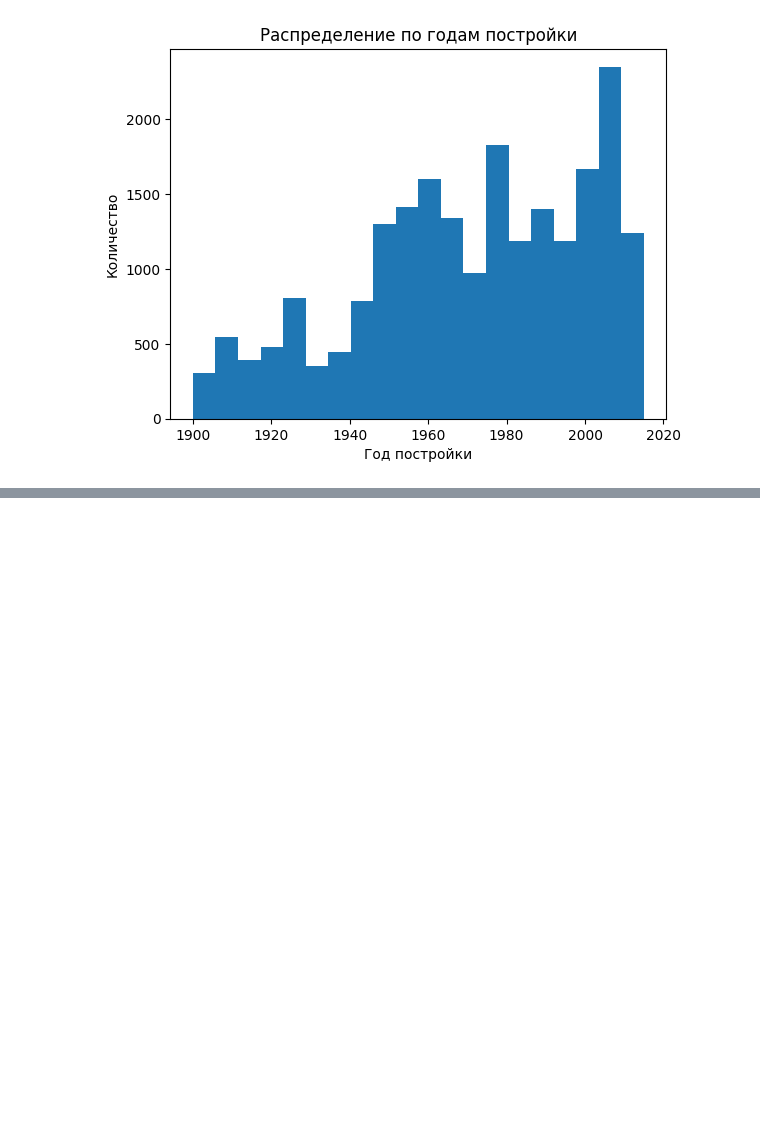
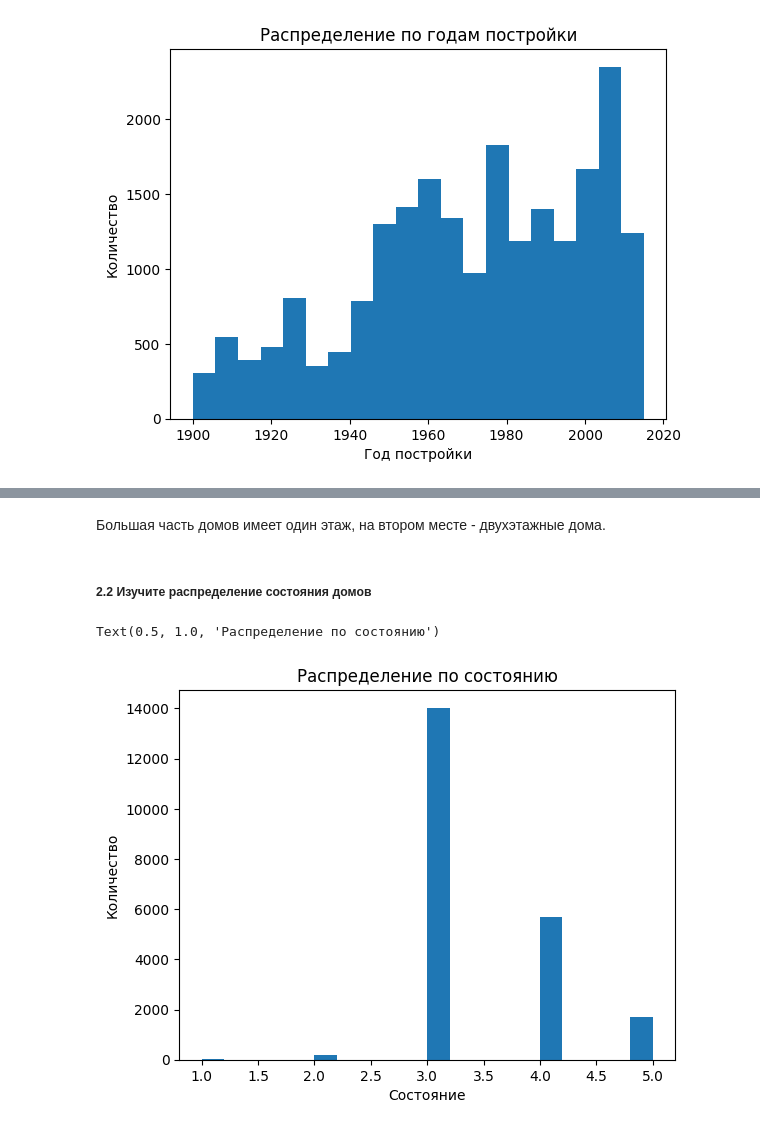
Before and after one commit to estaroverov/pfa_total, a Jupyter notebook: total.ipynb, the cells around one changed output, grey strips where cells are left out. Cells and saved outputs as stored; diff of their text form; code cells hidden in the pictures; blank space fills up the shorter version.

```diff
--- a/total.ipynb
+++ b/total.ipynb
@@ -89,0 +132,12 @@ Text(0.5, 1.0, 'Распределение по годам постройки')
+# %% [markdown]
+Большая часть домов имеет один этаж, на втором месте - двухэтажные дома.
+# %% [markdown]
+##### 2.2 Изучите распределение состояния домов
+# %%
+plt.hist(df['condition'],bins=20)
+plt.xlabel('Состояние')
+plt.ylabel('Количество')
+plt.title('Распределение по состоянию')
+# %% [output]
+Text(0.5, 1.0, 'Распределение по состоянию')
+[figure, added]
```
Also changed, not shown: parts of 22 cells of this notebook.
